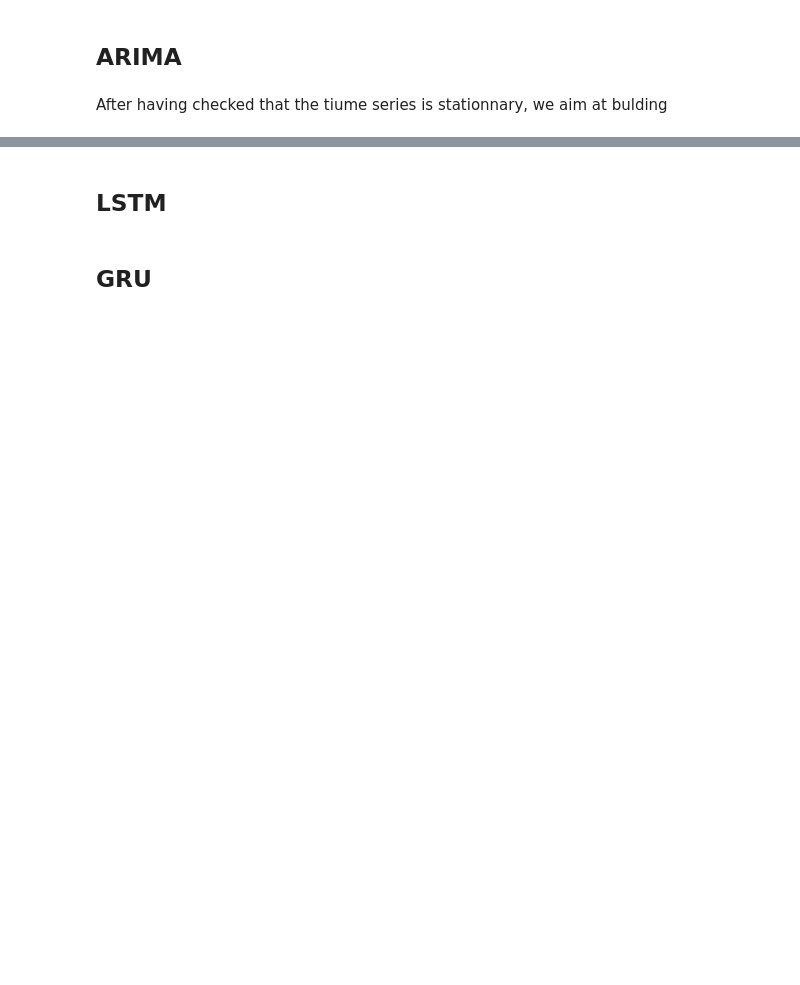
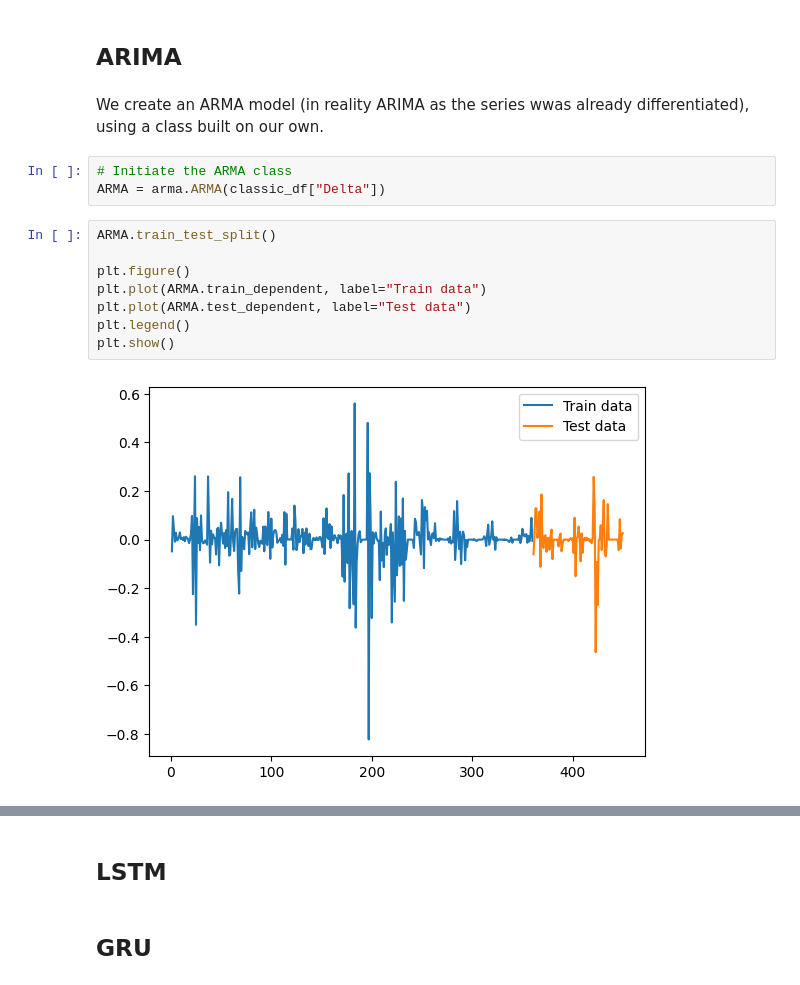
Before and after one commit to R4nd0mnam3/Time_series_Prediction, a Jupyter notebook: main.ipynb, the cells around one changed output, grey strips where cells are left out. Cells and saved outputs as stored; diff of their text form; blank space fills up the shorter version.

```diff
--- a/main.ipynb
+++ b/main.ipynb
@@ -183,4 +181,17 @@ Result: reject unit root -> series is stationary (at 5% level).
 # %% [markdown]
 ## ARIMA
 # %% [markdown]
-After having checked that the tiume series is stationnary, we aim at bulding
+We create an ARMA model (in reality ARIMA as the series wwas already differentiated), using a class built on our own.
+# %%
+# Initiate the ARMA class
+ARMA = arma.ARMA(classic_df["Delta"])
+# %%
+ARMA.train_test_split()
+
+plt.figure()
+plt.plot(ARMA.train_dependent, label="Train data")
+plt.plot(ARMA.test_dependent, label="Test data")
+plt.legend()
+plt.show()
+# %% [output]
+[figure, added]
```
Also changed, not shown: parts of 8 cells of this notebook, 3 other files.
